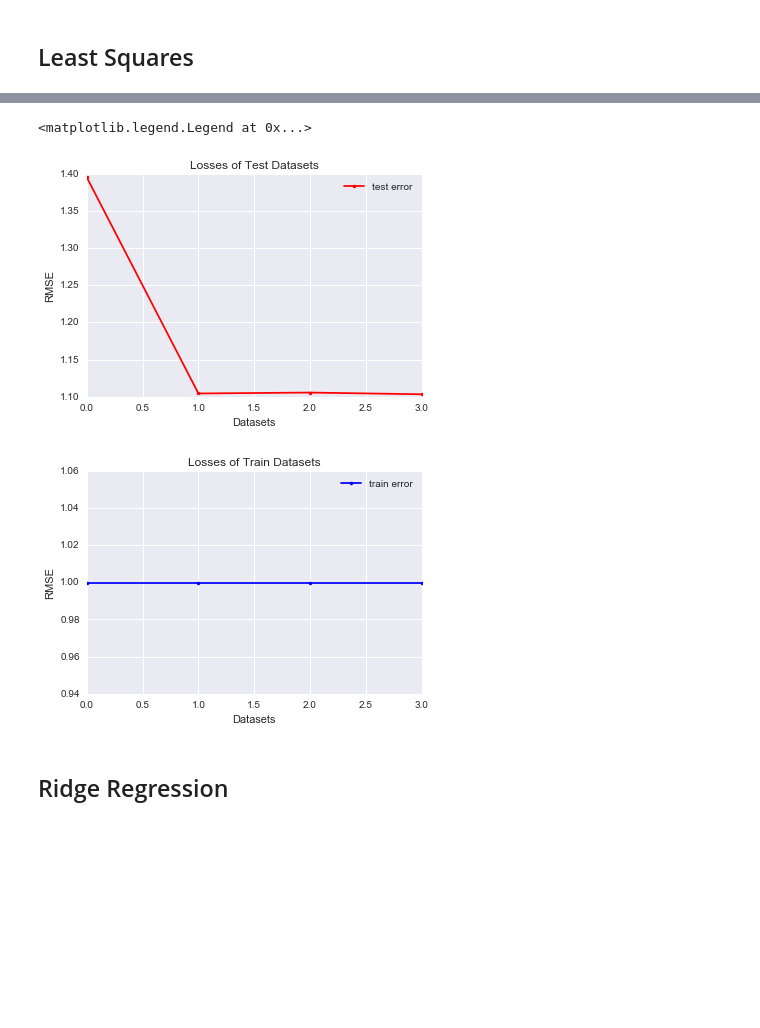
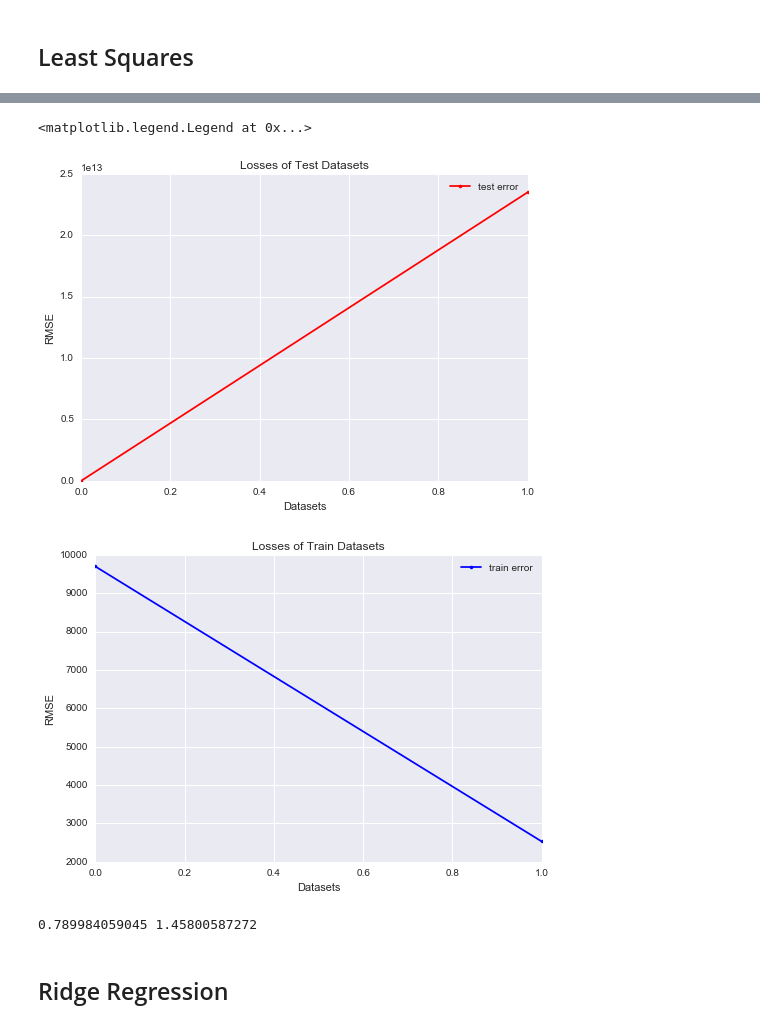
Before and after one commit to PaluchowskiMatthew/MachineLearning, a Jupyter notebook: Projects/project1/scripts/Method Comparison.ipynb, the cells around one changed output, grey strips where cells are left out. Drawn from its saved outputs; the diff is of its cells as text; code cells hidden in the pictures; blank space fills up the shorter version.

```diff
--- a/Projects/project1/scripts/Method Comparison.ipynb
+++ b/Projects/project1/scripts/Method Comparison.ipynb
@@ -127,14 +242,17 @@ max_iters = 1000
 gamma = 1e-16
+# %%
+train_rmse, test_loss, weight = logistic_regression_dataset_single_gamma_test(y, y_test, train_datasets[1], test_datasets[1], max_iters, gamma, 'Mean filled')
 # %%
 train_losses = []
 test_losses = []
+weights = []
 for i in range(len(train_datasets)):
     train_dataset = train_datasets[i]
     test_dataset = test_datasets[i]
     dataset_name = datasets_names[i]
 
     train_rmse, test_loss, weight = logistic_regression_dataset_single_gamma_test(y, y_test, train_dataset, test_dataset, max_iters, gamma, dataset_name)
-
+    weights.append(weight)
     train_losses = np.append(train_losses, train_rmse)
     test_losses = np.append(test_losses, test_rmse)
 
@@ -164,0 +279,9 @@ Logistic Regression for NaN dropped: execution time=9.724 seconds. Train RMSE Lo
+# %%
+max_iters= 1000
+gamma = 1.2e-3
+grad_loss, gradient_w = least_squares_GD(y, squared_tx_normalized, gamma, max_iters)
+train_rmse = compute_rmse_loss(grad_loss)
+test_mse = compute_loss(y_test, squared_tx_test_normalized, gradient_w)
+test_rmse = np.sqrt(2*test_mse)
+print(train_rmse)
+print(test_rmse)
@@ -164,0 +291,11 @@ Logistic Regression for NaN dropped: execution time=9.724 seconds. Train RMSE Lo
+# %%
+max_iters = 100
+gammas = np.logspace(-5, -3, 10)
+for i in range(len(squared_datasets)):
+    # Parameters
+    train_dataset = squared_datasets[i]
+    test_dataset = squared_test_datasets[i]
+    dataset_name = squared_datasets_names[i]
+    figure_id = i
+
+    least_squares_GD_gammas_test(y, y_test, train_dataset, test_dataset, gammas, max_iters, dataset_name, figure_id)
@@ -165,9 +306,10 @@ Logistic Regression for NaN dropped: execution time=9.724 seconds. Train RMSE Lo
 # %%
 train_losses = []
 test_losses = []
-for i in range(len(train_datasets)):
-    train_dataset = train_datasets[i]
-    test_dataset = test_datasets[i]
+weights = []
+for i in range(len(squared_datasets)):
+    train_dataset = squared_datasets[i]
+    test_dataset = squared_test_datasets[i]
     dataset_name = datasets_names[i]
 
     start_time = datetime.datetime.now()
@@ -175,8 +317,9 @@ for i in range(len(train_datasets)):
 
 
     test_mse = compute_loss(y_test, test_dataset, least_squares_w)
+    weights.append(least_squares_w)
     test_rmse = np.sqrt(2*test_mse)
-    trains_rmse = compute_rmse_loss(least_squares_loss)
+    train_rmse = compute_rmse_loss(least_squares_loss)
 
 
     train_losses = np.append(train_losses, train_rmse)
@@ -184,18 +327,18 @@ for i in range(len(train_datasets)):
 
     end_time = datetime.datetime.now()
     exection_time = (end_time - start_time).total_seconds()
-    print("Lest Squares: execution time={t:.3f} seconds. RMSE Train Loss={l}, Test Loss={tl}".format(t=exection_time, l=least_squares_loss, tl=test_rmse))
+    print("Lest Squares: execution time={t:.3f} seconds. RMSE Train Loss={l}, Test Loss={tl}".format(t=exection_time, l=train_rmse, tl=test_rmse))
 
 plt.figure(1)
 plt.title("Losses of Test Datasets")
-plt.plot(range(len(train_datasets)), test_losses, marker=".", color='r', label='test error')
+plt.plot(range(len(squared_datasets)), test_losses, marker=".", color='r', label='test error')
 plt.xlabel("Datasets")
 plt.ylabel("RMSE")
 plt.grid(True)
 plt.legend()
 plt.figure(2)
 plt.title("Losses of Train Datasets")
-plt.plot(range(len(train_datasets)), train_losses, marker=".", color='b', label='train error')
+plt.plot(range(len(squared_datasets)), train_losses, marker=".", color='b', label='train error')
 plt.xlabel("Datasets")
 plt.ylabel("RMSE")
 plt.grid(True)
@@ -208,3 +349,12 @@ Lest Squares: execution time=0.052 seconds. RMSE Train Loss=0.3910925090125355,
 <matplotlib.legend.Legend at 0x...>
-[figure, old version]
+[figure, new version]
-[figure, old version]
+[figure, new version]
+# %%
+least_squares_loss, least_squares_w = least_squares(y, squared_tx_normalized)
+
+test_mse = compute_loss(y_test, squared_tx_test_normalized, least_squares_w)
+test_rmse = np.sqrt(2*test_mse)
+train_rmse = compute_rmse_loss(least_squares_loss)
+print(train_rmse, test_rmse)
+# %% [output]
+0.789984059045 1.45800587272
```
Also changed, not shown: parts of 28 cells of this notebook, 17 other files.
